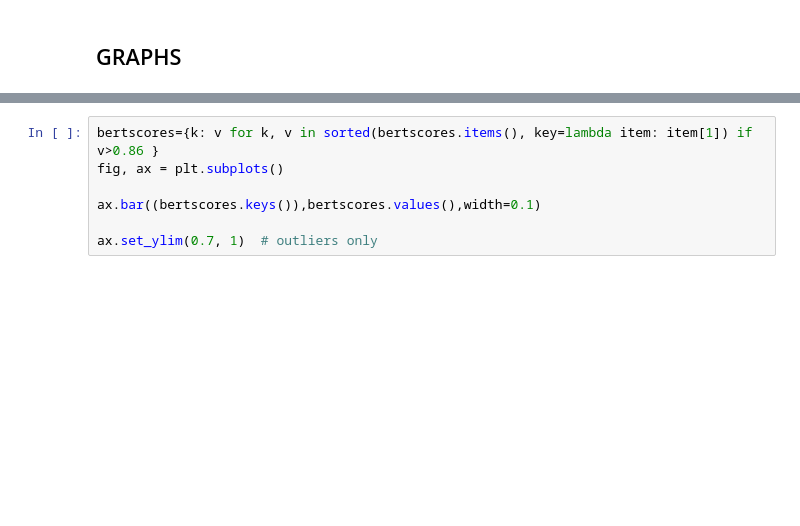
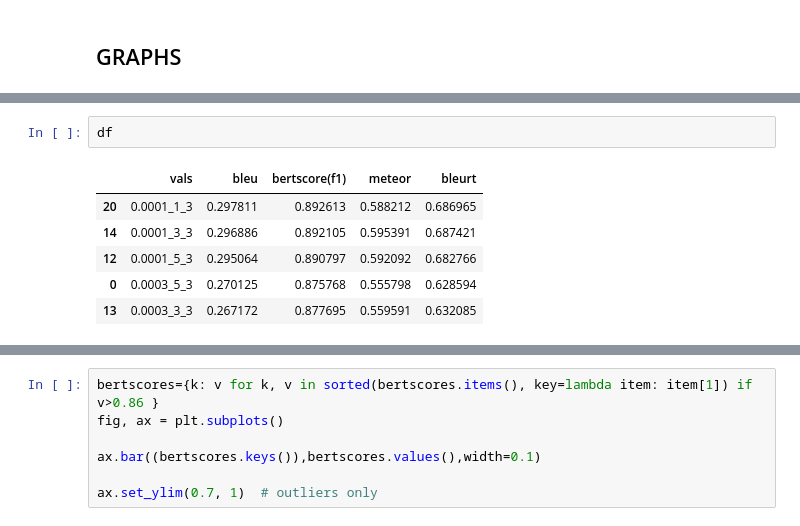
Before and after one commit to traopia/KGNarrative, a Jupyter notebook: results/hyperParams_res.ipynb, the cells around one changed output, grey strips where cells are left out. Drawn from its saved outputs; the diff is of its cells as text; blank space fills up the shorter version.

```diff
--- a/results/hyperParams_res.ipynb
+++ b/results/hyperParams_res.ipynb
@@ -93,0 +148,9 @@ for n in names:
+# %%
+df
+# %% [output]
+|  | vals | bleu | bertscore(f1) | meteor | bleurt |
+| 20 | 0.0001_1_3 | 0.297811 | 0.892613 | 0.588212 | 0.686965 |
+| 14 | 0.0001_3_3 | 0.296886 | 0.892105 | 0.595391 | 0.687421 |
+| 12 | 0.0001_5_3 | 0.295064 | 0.890797 | 0.592092 | 0.682766 |
+| 0 | 0.0003_5_3 | 0.270125 | 0.875768 | 0.555798 | 0.628594 |
+| 13 | 0.0003_3_3 | 0.267172 | 0.877695 | 0.559591 | 0.632085 |
```
Also changed, not shown: parts of 12 cells of this notebook, 3 other files.
